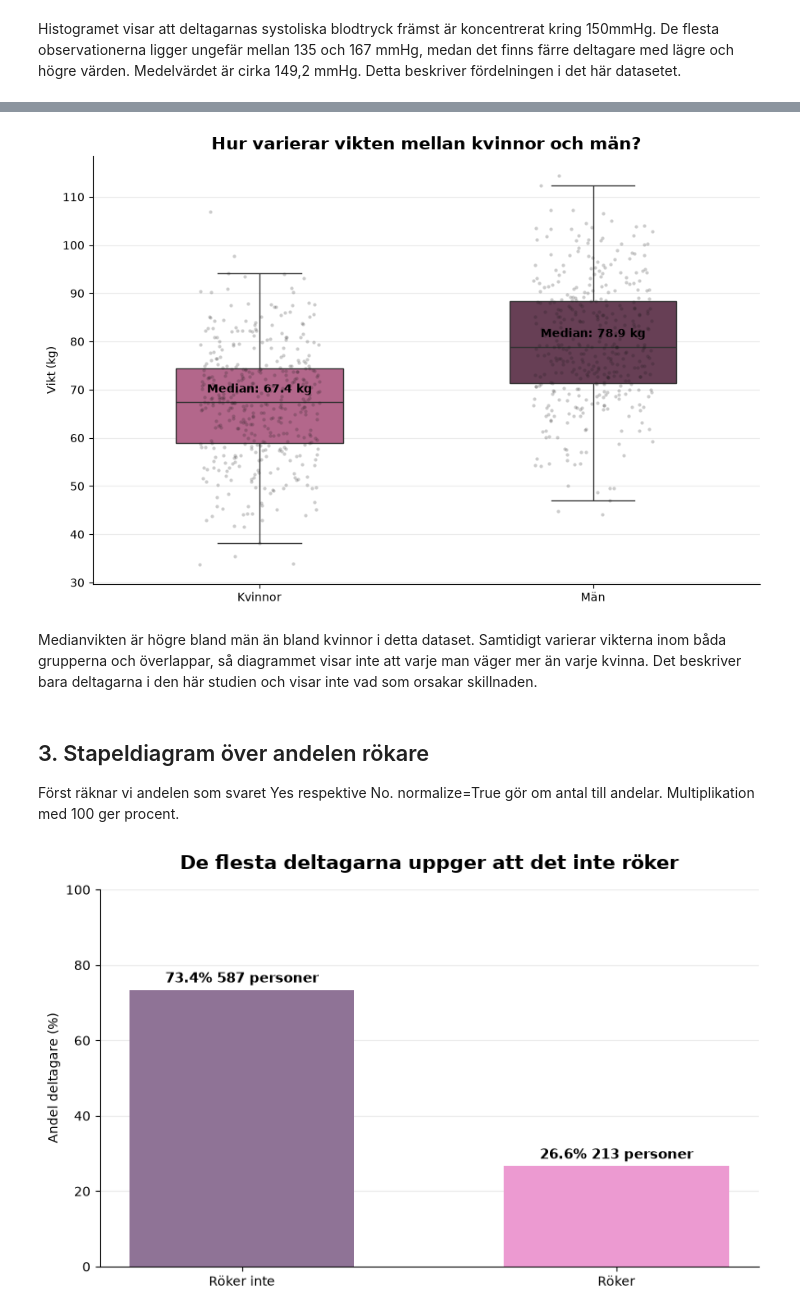
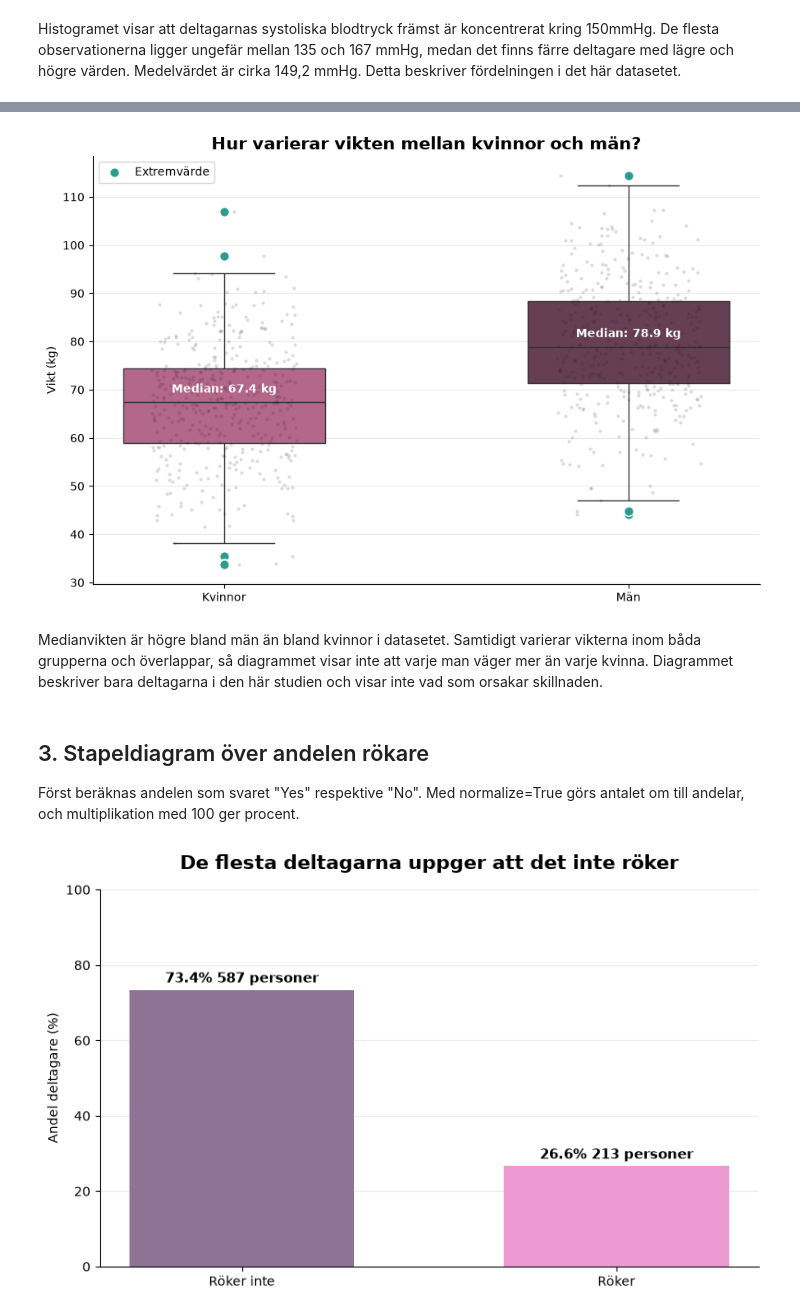
Before and after one commit to idaebeling/halsostudie, a Jupyter notebook: notebooks/halsostudie_del1.ipynb, the cells around one changed output, grey strips where cells are left out. Cells and saved outputs as stored; diff of their text form; code cells hidden in the pictures.

Commit message:
Lägg till power-analys, boxplot med extremvärden och förklarande texter

```diff
--- a/notebooks/halsostudie_del1.ipynb
+++ b/notebooks/halsostudie_del1.ipynb
@@ -114,8 +133,4 @@ Boxploten jämför viktens median och spridning mellan grupperna. Punkten utanf
 # %%
-import matplotlib.pyplot as plt
-import seaborn as sns
-
-# Skapa tydliga gruppnamn från F och M.
 df["kön_namn"] = df["sex"].map({"F": "Kvinnor", "M": "Män"})
 ordning = ["Kvinnor", "Män"]
 
@@ -133,47 +148,71 @@ sns.boxplot(
     ax=ax
 )
 
-# Lägg till enskilda deltagares vikter som svaga prickar.
 sns.stripplot(
     data=df,
     x="kön_namn",
     y="weight",
     order=ordning,
     color="#1B1A1A",
-    alpha=0.22,
+    alpha=0.15,
     size=3,
     jitter=0.18,
     ax=ax
 )
 
-# Skriv medianen ovanför varje box.
+def hitta_extremvärden(serie):
+    q1 = serie.quantile(0.25)
+    q3 = serie.quantile(0.75)
+    iqr = q3 - q1
+    return serie[(serie < q1 - 1.5 * iqr) | (serie > q3 + 1.5 * iqr)]
+
 medianer = df.groupby("kön_namn")["weight"].median()
 
 for position, grupp in enumerate(ordning):
+    värden = df[df["kön_namn"] == grupp]["weight"]
+    extrema = hitta_extremvärden(värden)
+
+    ax.scatter(
+        np.full(len(extrema), position),
+        extrema,
+        color="#2A9D8F",
+        edgecolor="white",
+        linewidth=1,
+        s=70,
+        zorder=5,
+        label="Extremvärde" if position == 0 else None
+    )
+
     ax.text(
         position,
         medianer[grupp] + 2,
         f"Median: {medianer[grupp]:.1f} kg",
         ha="center",
         fontsize=10,
-        weight="bold"
+        weight="bold",
+        color="white",
+        zorder=6
     )
 
 ax.set_title("Hur varierar vikten mellan kvinnor och män?", fontsize=15, weight="bold")
 ax.set_xlabel("")
 ax.set_ylabel("Vikt (kg)")
 ax.grid(axis="y", alpha=0.25)
+ax.legend(loc="upper left")
+
 sns.despine()
 plt.tight_layout()
+
+plt.savefig("bilder/vikt_boxplot.png", dpi=150, bbox_inches="tight")
 plt.show()
 # %% [output]
-[figure, old version]
+[figure, new version]
 # %% [markdown]
-Medianvikten är högre bland män än bland kvinnor i detta dataset. Samtidigt varierar vikterna inom båda grupperna och överlappar, så diagrammet visar inte att varje man väger mer än varje kvinna. Det beskriver bara deltagarna i den här studien och visar inte vad som orsakar skillnaden.
+Medianvikten är högre bland män än bland kvinnor i datasetet. Samtidigt varierar vikterna inom båda grupperna och överlappar, så diagrammet visar inte att varje man väger mer än varje kvinna. Diagrammet beskriver bara deltagarna i den här studien och visar inte vad som orsakar skillnaden.
 # %% [markdown]
 ## 3. Stapeldiagram över andelen rökare
 
-Först räknar vi andelen som svaret Yes respektive No. normalize=True gör om antal till andelar. Multiplikation med
+Först beräknas andelen som svaret "Yes" respektive "No". Med normalize=True görs antalet om till andelar, och multiplikation med
 100 ger procent.
 # %%
 antal = df["smoker"]. value_counts().reindex(["No", "Yes"], fill_value=0)
```
Also changed, not shown: parts of 28 cells of this notebook, 4 other files.
